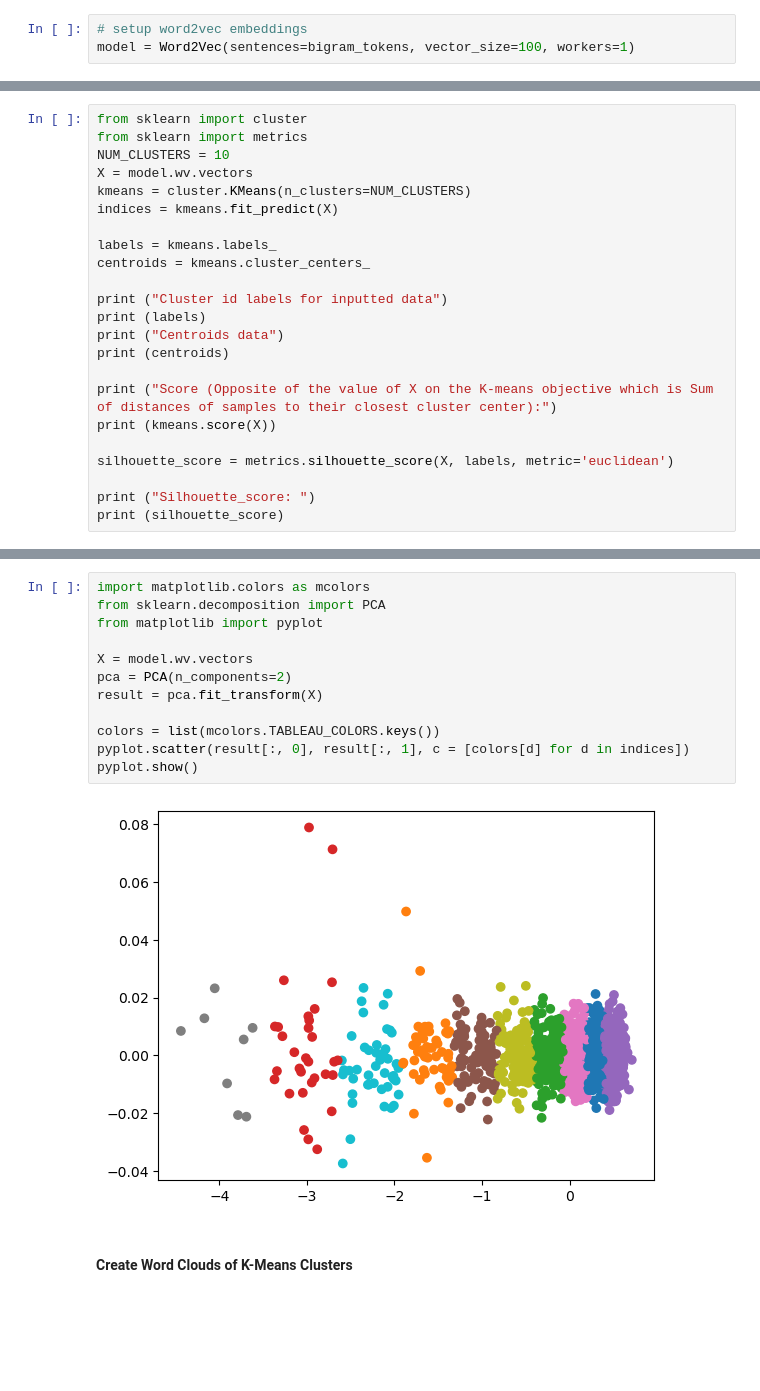
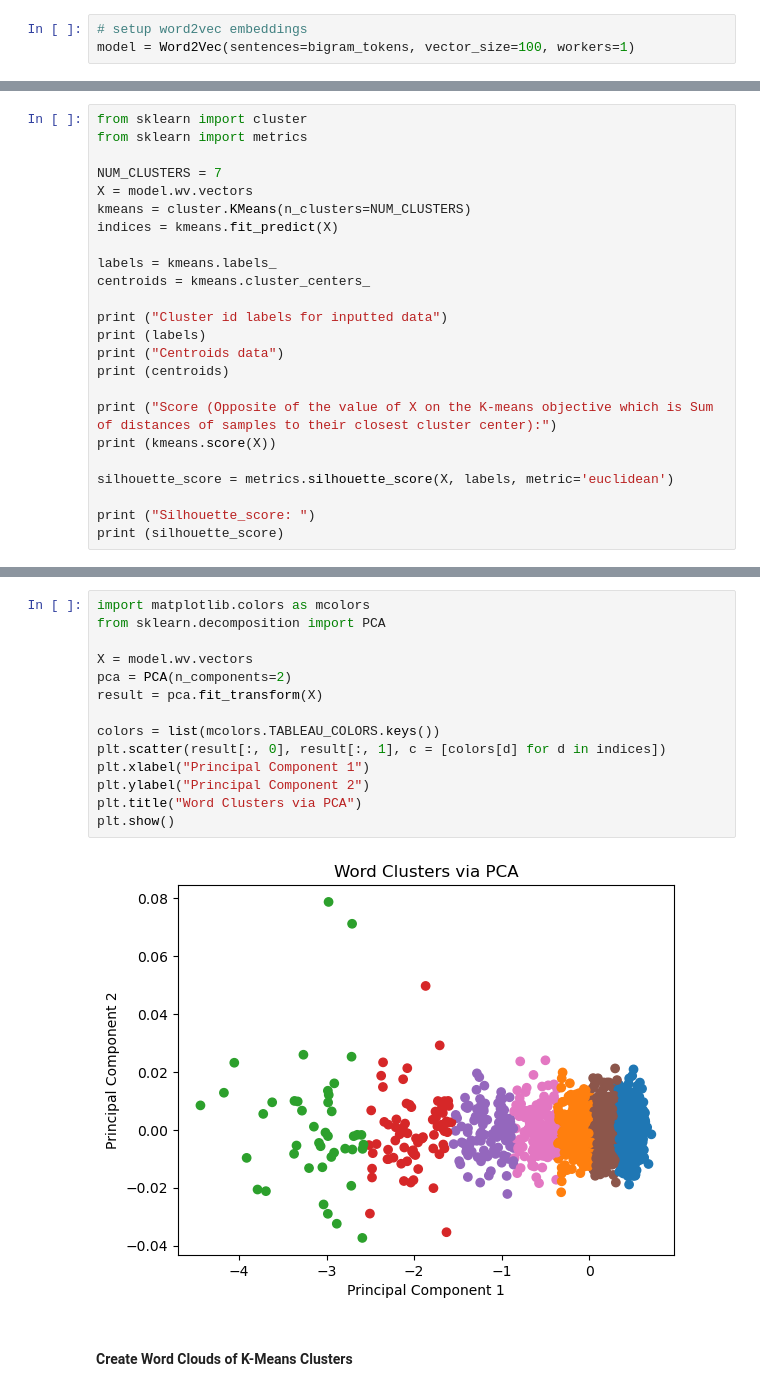
Before and after one commit to shahamana/rosetta-topic-model, a Jupyter notebook: kmeans_student_analysis.ipynb, the cells around one changed output, grey strips where cells are left out. Drawn from its saved outputs; the diff is of its cells as text; blank space fills up the shorter version.

```diff
--- a/kmeans_student_analysis.ipynb
+++ b/kmeans_student_analysis.ipynb
@@ -130,7 +157,8 @@ model = Word2Vec(sentences=bigram_tokens, vector_size=100, workers=1)
 # %%
 from sklearn import cluster
 from sklearn import metrics
-NUM_CLUSTERS = 10
+
+NUM_CLUSTERS = 7
 X = model.wv.vectors
 kmeans = cluster.KMeans(n_clusters=NUM_CLUSTERS)
 indices = kmeans.fit_predict(X)
@@ -171,17 +199,19 @@ Silhouette_score:
 # %%
 import matplotlib.colors as mcolors
 from sklearn.decomposition import PCA
-from matplotlib import pyplot
 
 X = model.wv.vectors
 pca = PCA(n_components=2)
 result = pca.fit_transform(X)
 
 colors = list(mcolors.TABLEAU_COLORS.keys())
-pyplot.scatter(result[:, 0], result[:, 1], c = [colors[d] for d in indices])
-pyplot.show()
+plt.scatter(result[:, 0], result[:, 1], c = [colors[d] for d in indices])
+plt.xlabel("Principal Component 1")
+plt.ylabel("Principal Component 2")
+plt.title("Word Clusters via PCA")
+plt.show()
 # %% [output]
-[figure, old version]
+[figure, new version]
 # %% [markdown]
 #### Create Word Clouds of K-Means Clusters
 # %%
```
Also changed, not shown: parts of 5 cells of this notebook, 1 other file.
